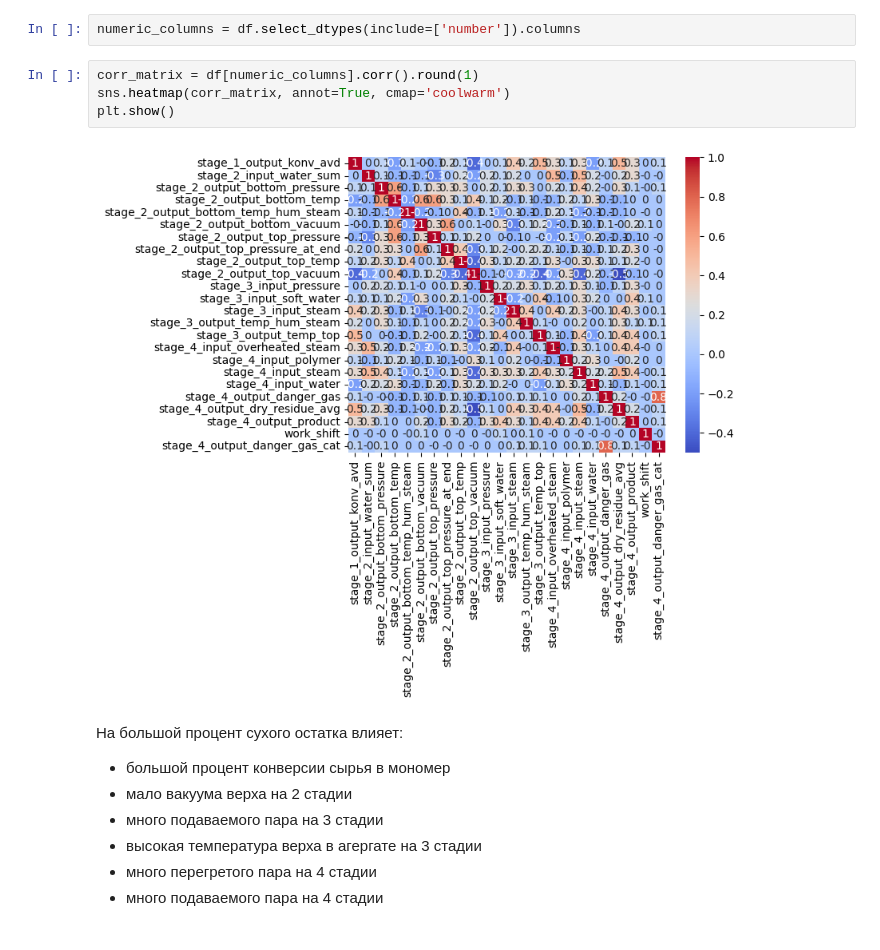
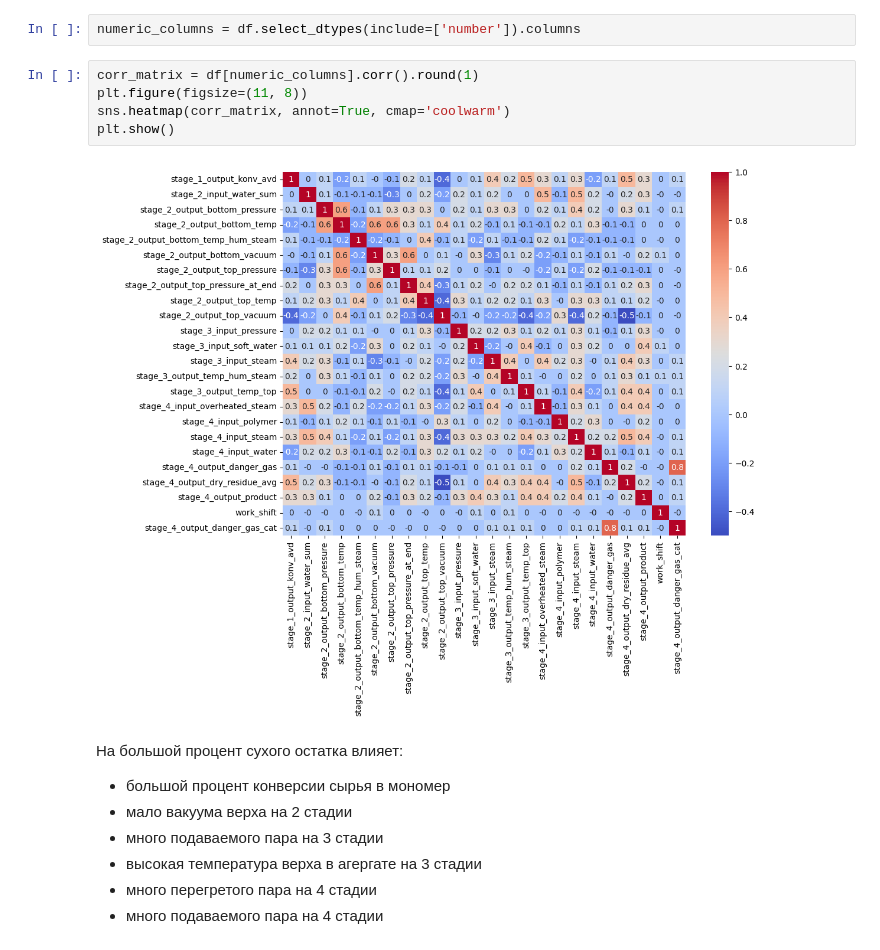
Before and after one commit to alinkalina/ad-ecology-project, a Jupyter notebook: project.ipynb, the cells around one changed output. Drawn from its saved outputs; the diff is of its cells as text.

```diff
--- a/project.ipynb
+++ b/project.ipynb
@@ -167,10 +337,11 @@ df.groupby('stage_4_output_danger_gas_cat').mean(numeric_only=True)
 numeric_columns = df.select_dtypes(include=['number']).columns
 # %%
 corr_matrix = df[numeric_columns].corr().round(1)
+plt.figure(figsize=(11, 8))
 sns.heatmap(corr_matrix, annot=True, cmap='coolwarm')
 plt.show()
 # %% [output]
-[figure, old version]
+[figure, new version]
 # %% [markdown]
 На большой процент сухого остатка влияет:
 
```
Also changed, not shown: parts of 41 cells of this notebook, 1 other file.
